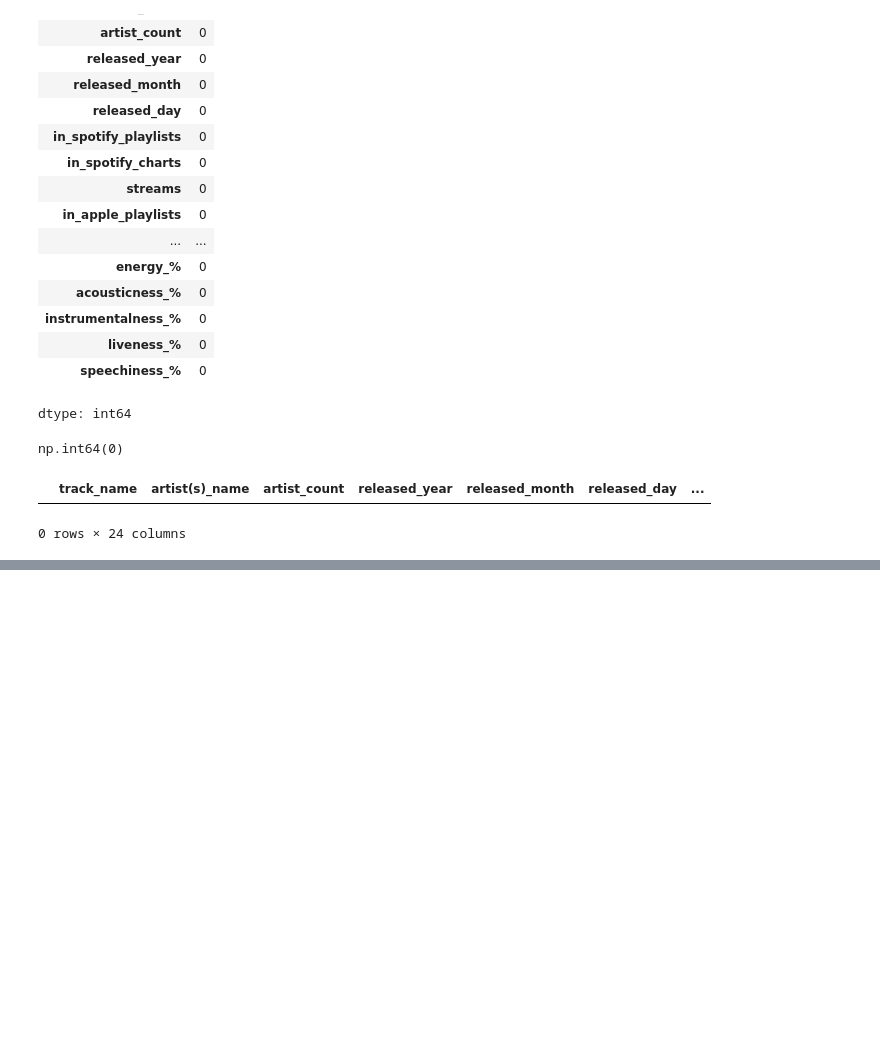
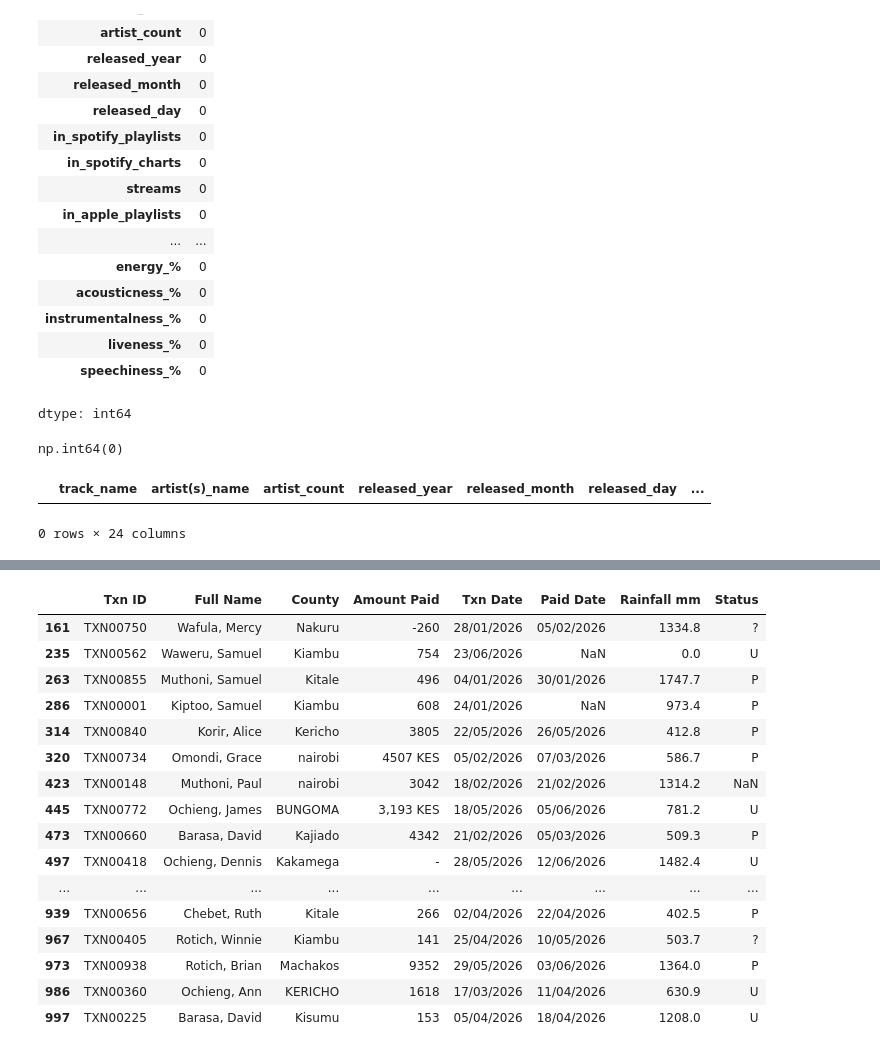
Before and after one commit to victoriairungu99-creator/CDAV-course, a Jupyter notebook: Day_9_week_2_Thursday_Pandas.ipynb, the cells around one changed output, grey strips where cells are left out. Drawn from its saved outputs; the diff is of its cells as text; code cells hidden in the pictures; blank space fills up the shorter version.

```diff
--- a/Day_9_week_2_Thursday_Pandas.ipynb
+++ b/Day_9_week_2_Thursday_Pandas.ipynb
@@ -379,0 +498,2 @@ df[df.duplicated()]
+# %%
+df["Amount Paid"]=df["Amount Paid"].fillna(0)
@@ -379,0 +551,20 @@ df[df.duplicated()]
+# %%
+df[df.duplicated()]
+# %% [output]
+|  | Txn ID | Full Name | County | Amount Paid | Txn Date | Paid Date | Rainfall mm | Status |
+| 161 | TXN00750 | Wafula, Mercy | Nakuru | -260 | 28/01/2026 | 05/02/2026 | 1334.8 | ? |
+| 235 | TXN00562 | Waweru, Samuel | Kiambu | 754 | 23/06/2026 | NaN | 0.0 | U |
+| 263 | TXN00855 | Muthoni, Samuel | Kitale | 496 | 04/01/2026 | 30/01/2026 | 1747.7 | P |
+| 286 | TXN00001 | Kiptoo, Samuel | Kiambu | 608 | 24/01/2026 | NaN | 973.4 | P |
+| 314 | TXN00840 | Korir, Alice | Kericho | 3805 | 22/05/2026 | 26/05/2026 | 412.8 | P |
+| 320 | TXN00734 | Omondi, Grace | nairobi | 4507 KES | 05/02/2026 | 07/03/2026 | 586.7 | P |
+| 423 | TXN00148 | Muthoni, Paul | nairobi | 3042 | 18/02/2026 | 21/02/2026 | 1314.2 | NaN |
+| 445 | TXN00772 | Ochieng, James | BUNGOMA | 3,193 KES | 18/05/2026 | 05/06/2026 | 781.2 | U |
+| 473 | TXN00660 | Barasa, David | Kajiado | 4342 | 21/02/2026 | 05/03/2026 | 509.3 | P |
+| 497 | TXN00418 | Ochieng, Dennis | Kakamega | - | 28/05/2026 | 12/06/2026 | 1482.4 | U |
+| ... | ... | ... | ... | ... | ... | ... | ... | ... |
+| 939 | TXN00656 | Chebet, Ruth | Kitale | 266 | 02/04/2026 | 22/04/2026 | 402.5 | P |
+| 967 | TXN00405 | Rotich, Winnie | Kiambu | 141 | 25/04/2026 | 10/05/2026 | 503.7 | ? |
+| 973 | TXN00938 | Rotich, Brian | Machakos | 9352 | 29/05/2026 | 03/06/2026 | 1364.0 | P |
+| 986 | TXN00360 | Ochieng, Ann | KERICHO | 1618 | 17/03/2026 | 11/04/2026 | 630.9 | U |
+| 997 | TXN00225 | Barasa, David | Kisumu | 153 | 05/04/2026 | 18/04/2026 | 1208.0 | U |
```
Also changed, not shown: parts of 28 cells of this notebook.
